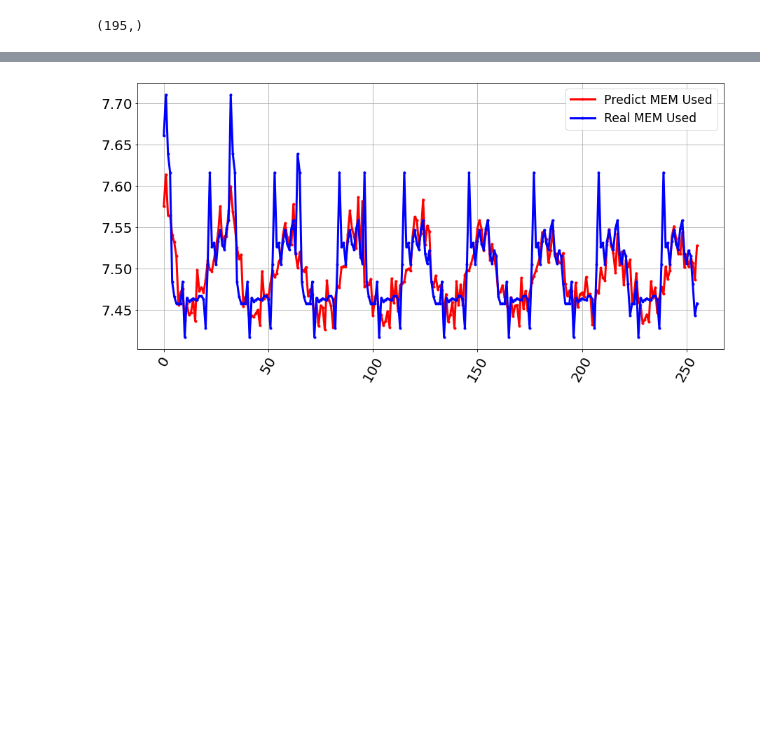
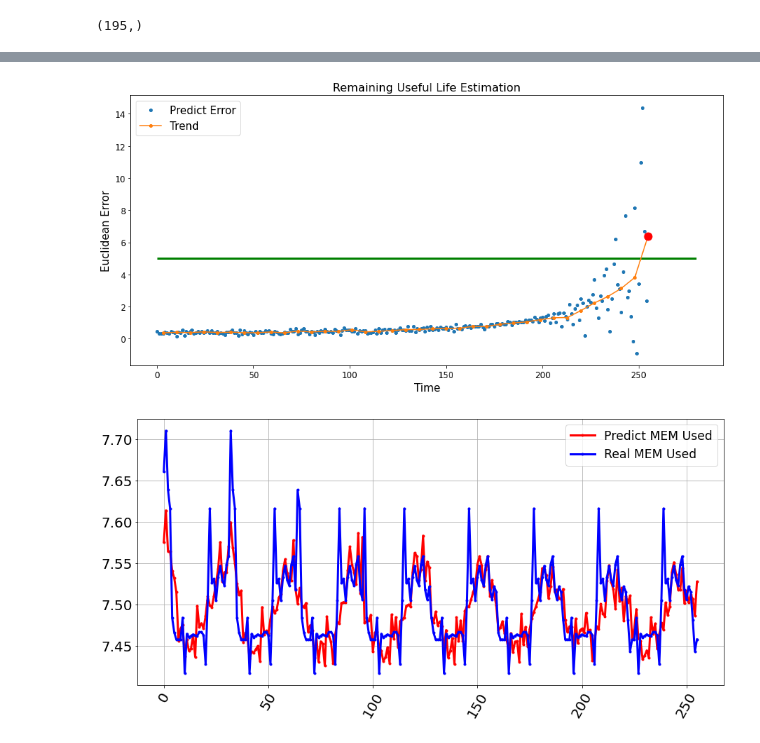
Before and after one commit to gitwetguy/Robotic-Arm-PHM, a Jupyter notebook: 02-2_Training_for_tcnae.ipynb, the cells around one changed output, grey strips where cells are left out. Saved outputs shown, nothing was run; the diff lists cells and outputs as text; code cells hidden in the pictures; blank space fills up the shorter version.

```diff
--- a/02-2_Training_for_tcnae.ipynb
+++ b/02-2_Training_for_tcnae.ipynb
@@ -354,3 +389,33 @@ plt.show()
+# %%
+#Method part
+
+X = real_arr.reshape(1,-1)-47
+
+window_size = 7
+n_timestamps = X.shape[1]
+paa = PiecewiseAggregateApproximation(window_size=window_size)
+X_paa = paa.transform(X)
+
+# Show the results for the first time series
+plt.figure(figsize=(15,7))
+plt.plot(X[0], 'o', ms=4, label='Predict Error',zorder=1)
+plt.plot(np.arange(window_size // 2,
+                   n_timestamps + window_size // 2,
+                   window_size), X_paa[0], 'o-', ms=4, label='Trend',zorder=2)
+
+plt.hlines(5,
+           0, 280, color='g', linestyles='-', linewidth=3)
+plt.scatter(x=255,y=6.4,color="red",zorder=3,s=120)
+plt.legend(loc='best', fontsize=15)
+plt.xlabel('Time', fontsize=15)
+plt.ylabel('Euclidean Error', fontsize=15)
+plt.xticks(fontsize=12)
+plt.yticks(fontsize=12)
+plt.title('Remaining Useful Life Estimation', fontsize=16)
+plt.savefig("RUL estimation sample img.jpg")
+plt.show()
+# %% [output]
+[figure, added]
 # %%
 plt.plot(yhat[:,0].flatten()[:256],color = 'red',marker='.', label = 'Predict MEM Used',linewidth=3)
 plt.plot(x[:,0].flatten()[:256],color = 'blue',marker='.', label = 'Real MEM Used',linewidth=3)
```
Also changed, not shown: parts of 4 cells of this notebook, 3 other files.
